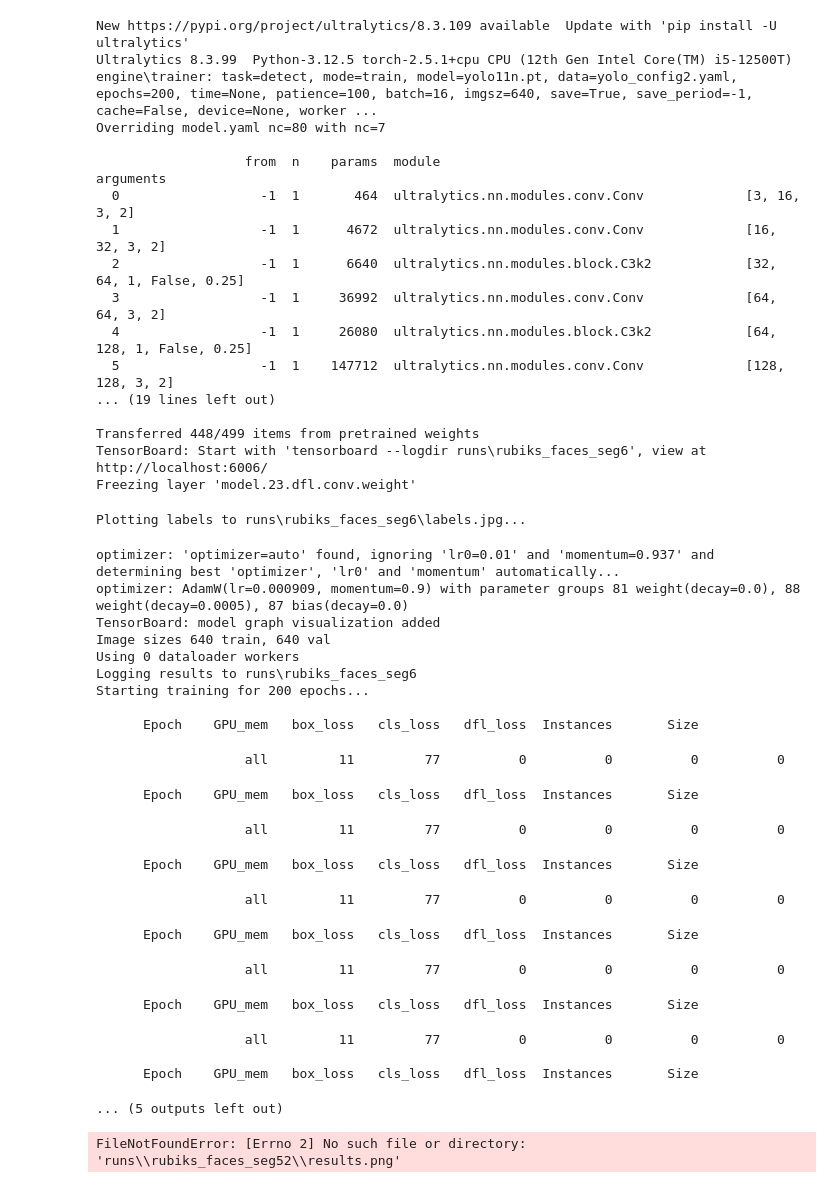
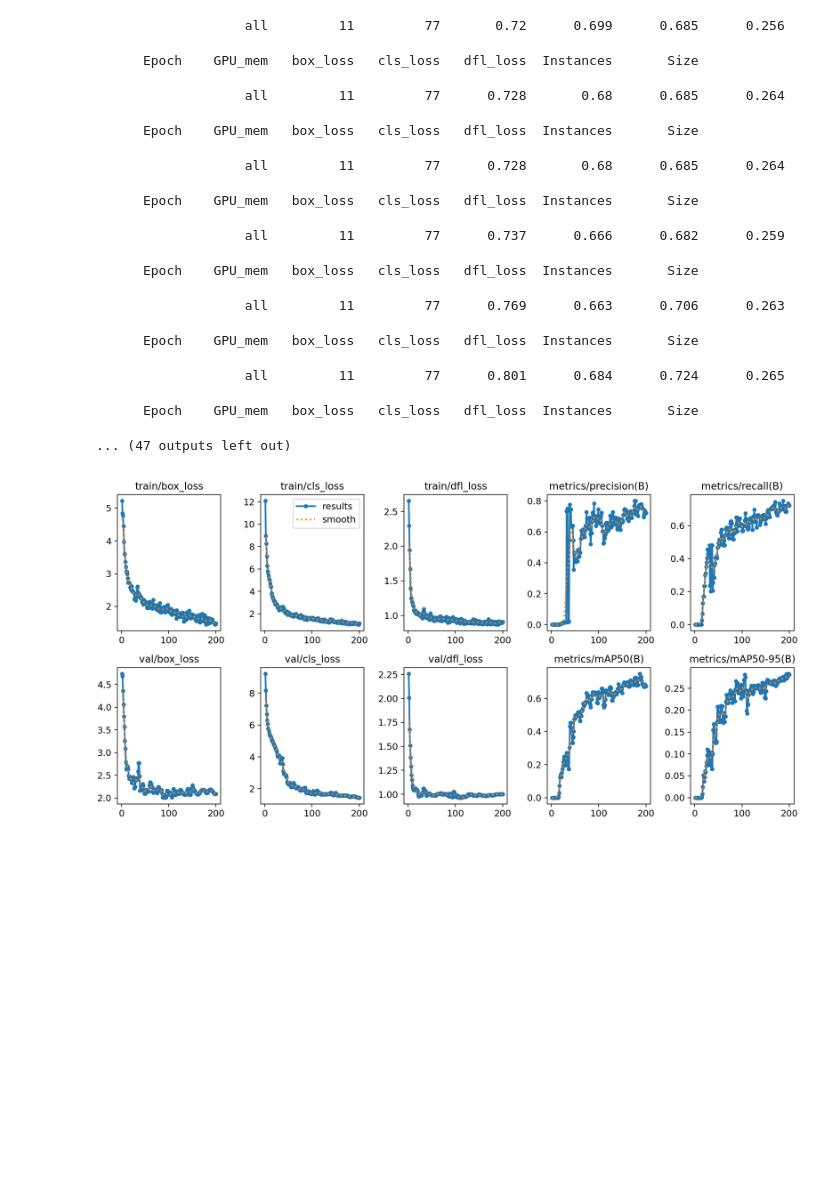
Before and after one commit to Mate-bert/Rubik-s-cube-resolver, a Jupyter notebook: IA/YOLO/train.ipynb, the cells around one changed output. Cells and saved outputs as stored; diff of their text form; code cells hidden in the pictures; blank space fills up the shorter version.

Commit message:
chore: entraînement avec augment=True pour augmenter la diversité des données

```diff
--- a/IA/YOLO/train.ipynb
+++ b/IA/YOLO/train.ipynb
@@ -15,60 +15,32 @@ model.train(
     verbose=True,                 # pour avoir les logs complets
     augment=True          # pour activer l'augmentation des données
 )
-
-metrics = model.val()
 # %% [output]
-New https://pypi.org/project/ultralytics/8.3.109 available  Update with 'pip install -U ultralytics'
-Ultralytics 8.3.99  Python-3.12.5 torch-2.5.1+cpu CPU (12th Gen Intel Core(TM) i5-12500T)
-engine\trainer: task=detect, mode=train, model=yolo11n.pt, data=yolo_config2.yaml, epochs=200, time=None, patience=100, batch=16, imgsz=640, save=True, save_period=-1, cache=False, device=None, worker ...
-Overriding model.yaml nc=80 with nc=7
-
-                   from  n    params  module                                       arguments
-  0                  -1  1       464  ultralytics.nn.modules.conv.Conv             [3, 16, 3, 2]
-  1                  -1  1      4672  ultralytics.nn.modules.conv.Conv             [16, 32, 3, 2]
-  2                  -1  1      6640  ultralytics.nn.modules.block.C3k2            [32, 64, 1, False, 0.25]
-  3                  -1  1     36992  ultralytics.nn.modules.conv.Conv             [64, 64, 3, 2]
-  4                  -1  1     26080  ultralytics.nn.modules.block.C3k2            [64, 128, 1, False, 0.25]
-  5                  -1  1    147712  ultralytics.nn.modules.conv.Conv             [128, 128, 3, 2]
-... (19 lines left out)
-
-Transferred 448/499 items from pretrained weights
-TensorBoard: Start with 'tensorboard --logdir runs\rubiks_faces_seg6', view at http://localhost:6006/
-Freezing layer 'model.23.dfl.conv.weight'
+                   all         11         77       0.72      0.699      0.685      0.256
-Plotting labels to runs\rubiks_faces_seg6\labels.jpg...
+      Epoch    GPU_mem   box_loss   cls_loss   dfl_loss  Instances       Size
-optimizer: 'optimizer=auto' found, ignoring 'lr0=0.01' and 'momentum=0.937' and determining best 'optimizer', 'lr0' and 'momentum' automatically...
-optimizer: AdamW(lr=0.000909, momentum=0.9) with parameter groups 81 weight(decay=0.0), 88 weight(decay=0.0005), 87 bias(decay=0.0)
-TensorBoard: model graph visualization added
-Image sizes 640 train, 640 val
-Using 0 dataloader workers
-Logging results to runs\rubiks_faces_seg6
-Starting training for 200 epochs...
-
-      Epoch    GPU_mem   box_loss   cls_loss   dfl_loss  Instances       Size
+                   all         11         77      0.728       0.68      0.685      0.264
-                   all         11         77          0          0          0          0
+      Epoch    GPU_mem   box_loss   cls_loss   dfl_loss  Instances       Size
-      Epoch    GPU_mem   box_loss   cls_loss   dfl_loss  Instances       Size
+                   all         11         77      0.728       0.68      0.685      0.264
-                   all         11         77          0          0          0          0
+      Epoch    GPU_mem   box_loss   cls_loss   dfl_loss  Instances       Size
-      Epoch    GPU_mem   box_loss   cls_loss   dfl_loss  Instances       Size
+                   all         11         77      0.737      0.666      0.682      0.259
-                   all         11         77          0          0          0          0
+      Epoch    GPU_mem   box_loss   cls_loss   dfl_loss  Instances       Size
-      Epoch    GPU_mem   box_loss   cls_loss   dfl_loss  Instances       Size
+                   all         11         77      0.769      0.663      0.706      0.263
-                   all         11         77          0          0          0          0
+      Epoch    GPU_mem   box_loss   cls_loss   dfl_loss  Instances       Size
-      Epoch    GPU_mem   box_loss   cls_loss   dfl_loss  Instances       Size
+                   all         11         77      0.801      0.684      0.724      0.265
-                   all         11         77          0          0          0          0
-
       Epoch    GPU_mem   box_loss   cls_loss   dfl_loss  Instances       Size
-... (5 outputs left out)
+... (47 outputs left out)
 # %%
 # 3. Visualisation des résultats
 import os
 from IPython.display import Image, display
 
 # Chemin vers le fichier de résultats
-result_img_path = os.path.join("runs", "rubiks_faces_seg52", "results.png")
+result_img_path = os.path.join("runs", "rubiks_faces_seg6", "results.png")
 
 # Affichage de l'image
 display(Image(filename=result_img_path))
 # %% [output]
-FileNotFoundError: [Errno 2] No such file or directory: 'runs\\rubiks_faces_seg52\\results.png'
+[figure, added]
 # %%
 from ultralytics import YOLO
 import cv2
```
Also changed, not shown: parts of 1 cell of this notebook, 30 other files.
